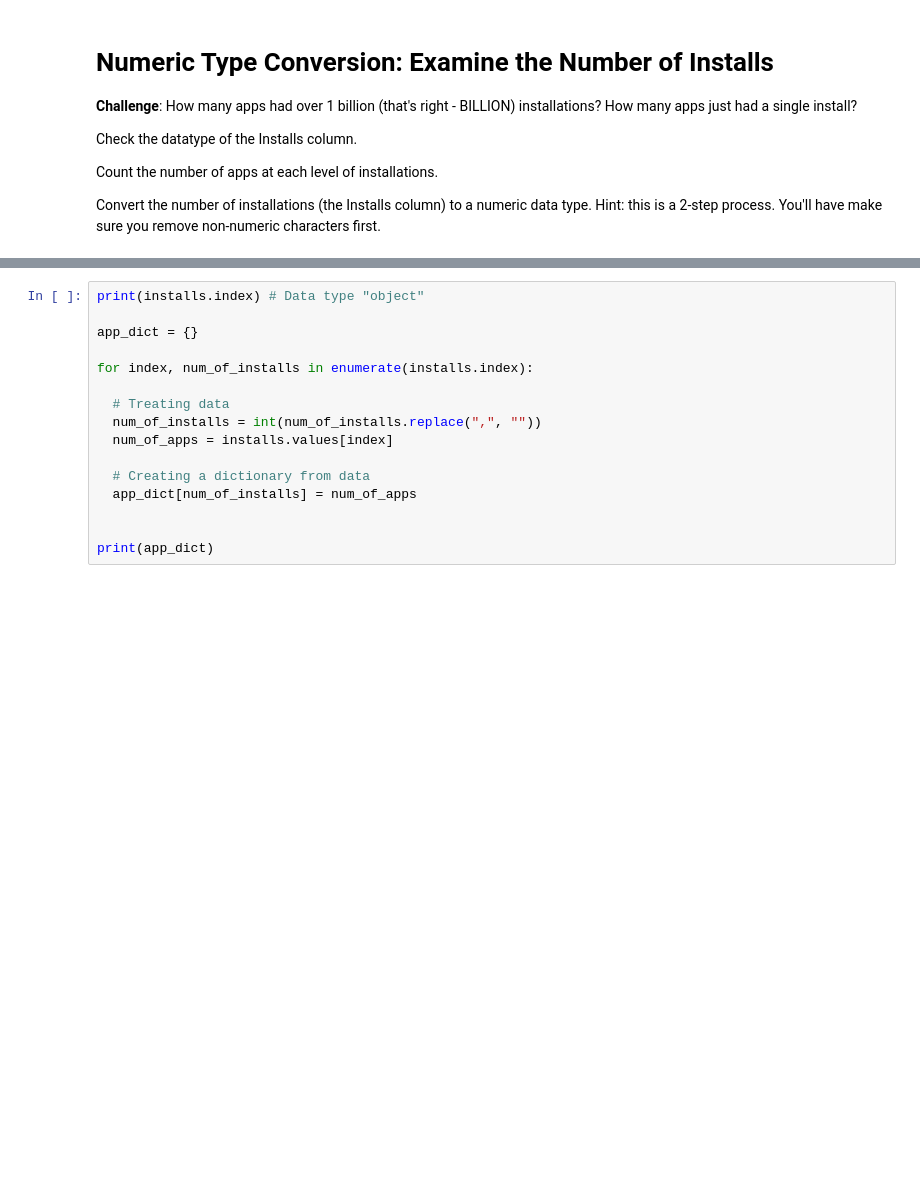
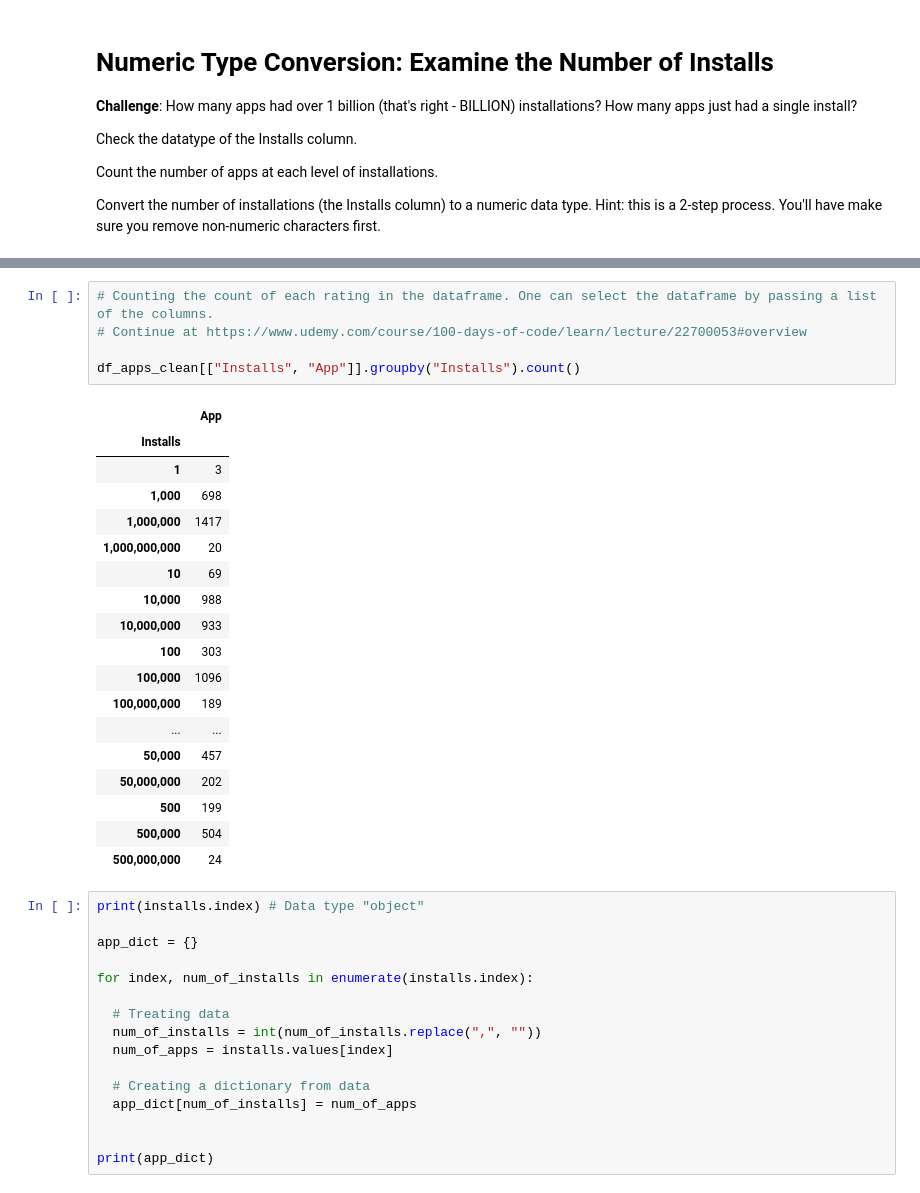
Before and after one commit to HKubinhetz/DS-AppStore, a Jupyter notebook: Google_Play_Store_App_Analytics_(start).ipynb, the cells around one changed output, grey strips where cells are left out. Saved outputs shown, nothing was run; the diff lists cells and outputs as text; blank space fills up the shorter version.

```diff
--- a/Google_Play_Store_App_Analytics_(start).ipynb
+++ b/Google_Play_Store_App_Analytics_(start).ipynb
@@ -264,3 +262,27 @@ Name: Installs, dtype: int64
+# %%
+# Counting the count of each rating in the dataframe. One can select the dataframe by passing a list of the columns.
+# Continue at https://www.udemy.com/course/100-days-of-code/learn/lecture/22700053#overview
+
+df_apps_clean[["Installs", "App"]].groupby("Installs").count()
+# %% [output]
+|  | App |
+| Installs |  |
+| 1 | 3 |
+| 1,000 | 698 |
+| 1,000,000 | 1417 |
+| 1,000,000,000 | 20 |
+| 10 | 69 |
+| 10,000 | 988 |
+| 10,000,000 | 933 |
+| 100 | 303 |
+| 100,000 | 1096 |
+| 100,000,000 | 189 |
+| ... | ... |
+| 50,000 | 457 |
+| 50,000,000 | 202 |
+| 500 | 199 |
+| 500,000 | 504 |
+| 500,000,000 | 24 |
 # %%
 print(installs.index) # Data type "object"
 
```
Also changed, not shown: parts of 3 cells of this notebook.
